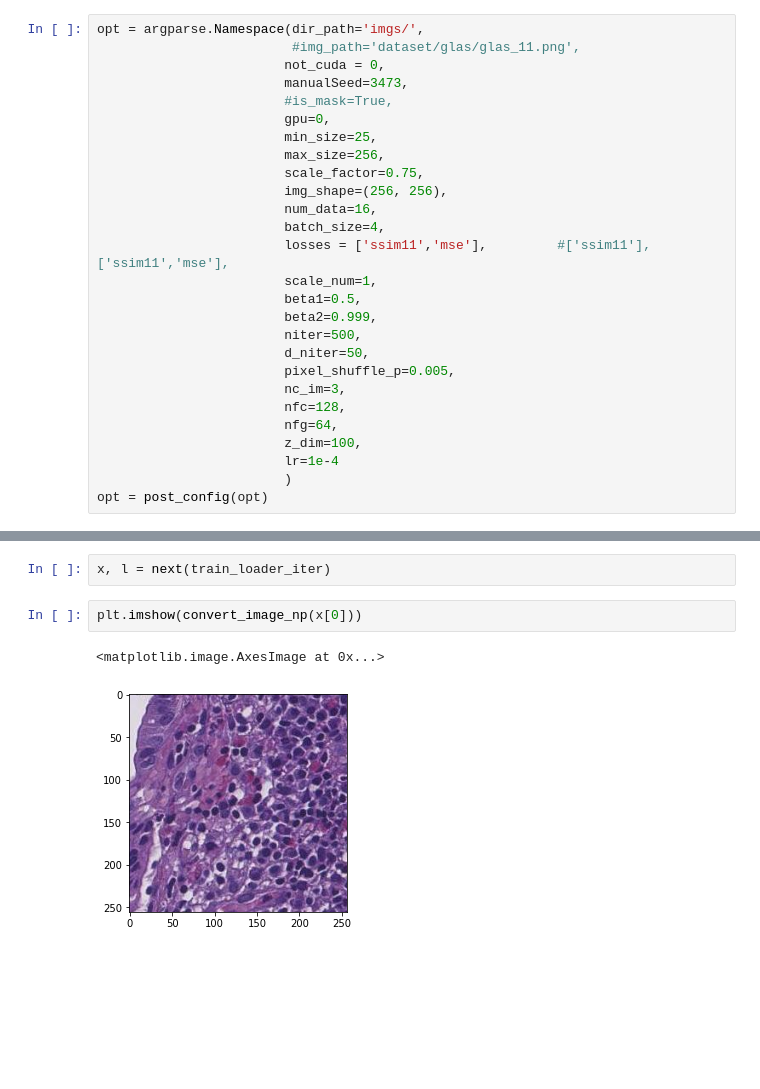
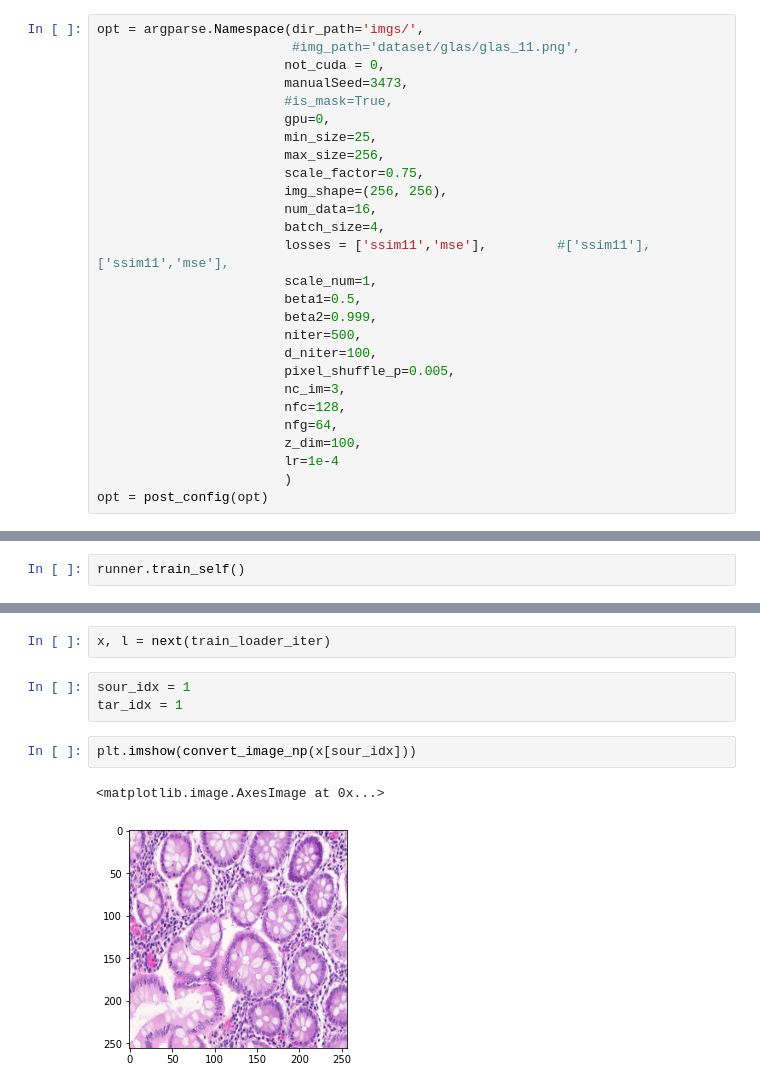
Before and after one commit to jwkweon/Pathology_SinIR, a Jupyter notebook: multipathnorm.ipynb, the cells around one changed output, grey strips where cells are left out. Drawn from its saved outputs; the diff is of its cells as text; blank space fills up the shorter version.

```diff
--- a/multipathnorm.ipynb
+++ b/multipathnorm.ipynb
@@ -32,7 +32,7 @@ opt = argparse.Namespace(dir_path='imgs/',
                         beta1=0.5,
                         beta2=0.999,
                         niter=500,
-                        d_niter=50,
+                        d_niter=100,
                         pixel_shuffle_p=0.005,
                         nc_im=3,
                         nfc=128,
@@ -49,6 +49,8 @@ Setting up [LPIPS] perceptual loss: trunk [vgg], v[0.1], spatial [off]
 Loading model from: /home/dima/torch/lib/python3.8/site-packages/lpips/weights/v0.1/vgg.pth
 # %%
 runner.train_d()
+# %%
+runner.train_self()
 # %%
 runner.train()
 # %%
@@ -58,9 +60,12 @@ trained_d = runner.d_net
 train_loader_iter = runner.train_loader_iter
 # %%
 x, l = next(train_loader_iter)
+# %%
+sour_idx = 1
+tar_idx = 1
 # %%
-plt.imshow(convert_image_np(x[0]))
+plt.imshow(convert_image_np(x[sour_idx]))
 # %% [output]
 <matplotlib.image.AxesImage at 0x...>
-[figure, old version]
+[figure, new version]
 # %%
```
Also changed, not shown: parts of 82 cells of this notebook, 5 other files.
